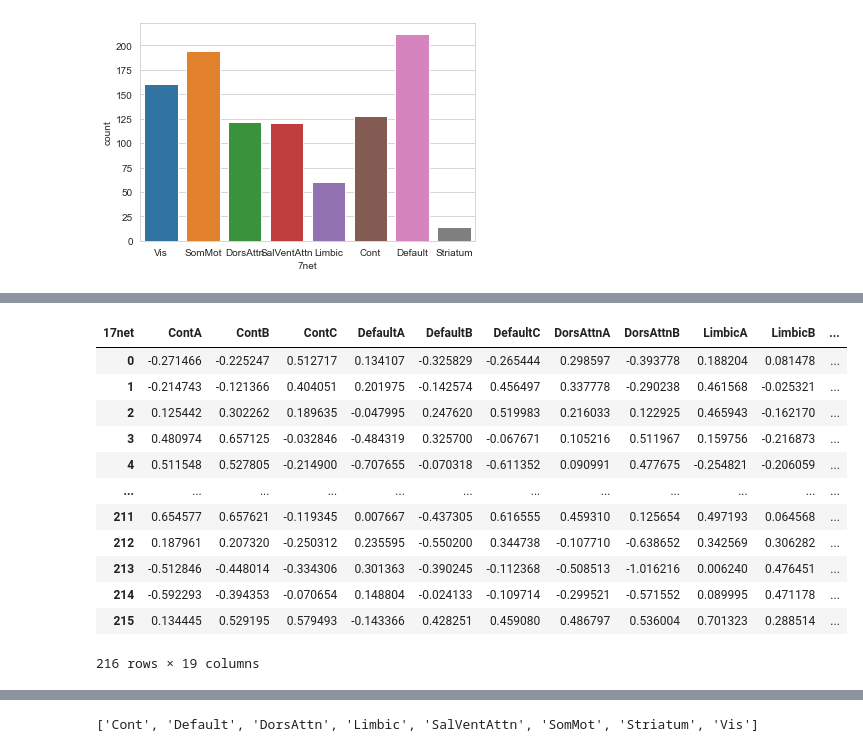
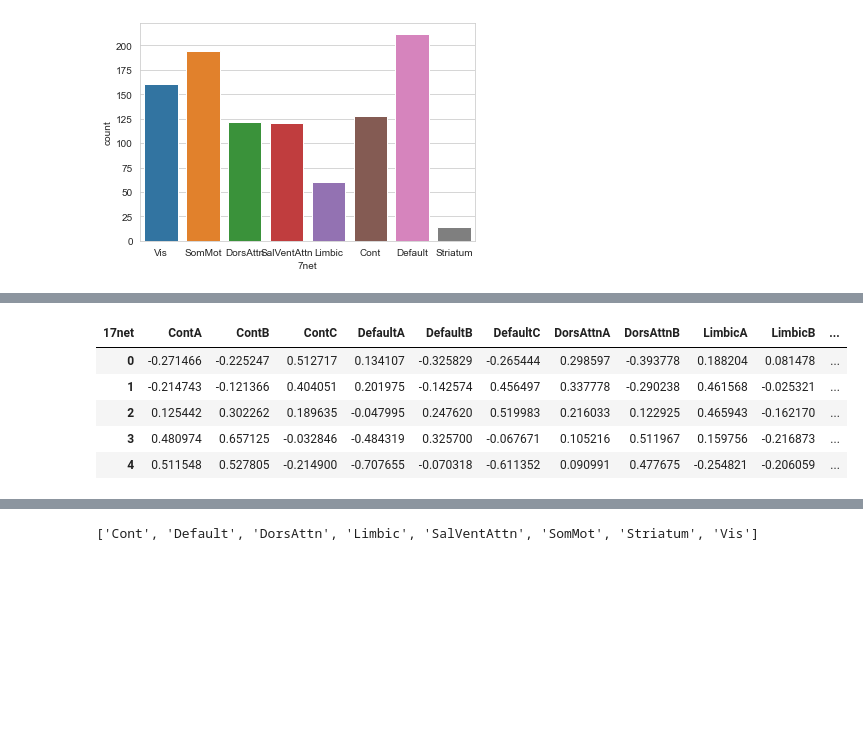
Before and after one commit to qniksefat/gradient-notebooks, a Jupyter notebook: large-manifold-nbs/4.1-seed-net.ipynb, the cells around one changed output, grey strips where cells are left out. Cells and saved outputs as stored; diff of their text form; code cells hidden in the pictures; blank space fills up the shorter version.

```diff
--- a/large-manifold-nbs/4.1-seed-net.ipynb
+++ b/large-manifold-nbs/4.1-seed-net.ipynb
@@ -112,18 +81,11 @@ def ts_network(subject, epoch, net='7'):
     net_level = 0 if net == '7' else 1
     return ts.groupby(level=net_level).mean().transpose()
 # %%
-ts_network(2, 'baseline', net='17')
+ts_network(2, 'baseline', net='17').head()
 # %% [output]
 | 17net | ContA | ContB | ContC | DefaultA | DefaultB | DefaultC | DorsAttnA | DorsAttnB | LimbicA | LimbicB | ... |
 | 0 | -0.271466 | -0.225247 | 0.512717 | 0.134107 | -0.325829 | -0.265444 | 0.298597 | -0.393778 | 0.188204 | 0.081478 | ... |
 | 1 | -0.214743 | -0.121366 | 0.404051 | 0.201975 | -0.142574 | 0.456497 | 0.337778 | -0.290238 | 0.461568 | -0.025321 | ... |
 | 2 | 0.125442 | 0.302262 | 0.189635 | -0.047995 | 0.247620 | 0.519983 | 0.216033 | 0.122925 | 0.465943 | -0.162170 | ... |
 | 3 | 0.480974 | 0.657125 | -0.032846 | -0.484319 | 0.325700 | -0.067671 | 0.105216 | 0.511967 | 0.159756 | -0.216873 | ... |
 | 4 | 0.511548 | 0.527805 | -0.214900 | -0.707655 | -0.070318 | -0.611352 | 0.090991 | 0.477675 | -0.254821 | -0.206059 | ... |
-| ... | ... | ... | ... | ... | ... | ... | ... | ... | ... | ... | ... |
-| 211 | 0.654577 | 0.657621 | -0.119345 | 0.007667 | -0.437305 | 0.616555 | 0.459310 | 0.125654 | 0.497193 | 0.064568 | ... |
-| 212 | 0.187961 | 0.207320 | -0.250312 | 0.235595 | -0.550200 | 0.344738 | -0.107710 | -0.638652 | 0.342569 | 0.306282 | ... |
-| 213 | -0.512846 | -0.448014 | -0.334306 | 0.301363 | -0.390245 | -0.112368 | -0.508513 | -1.016216 | 0.006240 | 0.476451 | ... |
-| 214 | -0.592293 | -0.394353 | -0.070654 | 0.148804 | -0.024133 | -0.109714 | -0.299521 | -0.571552 | 0.089995 | 0.471178 | ... |
-| 215 | 0.134445 | 0.529195 | 0.579493 | -0.143366 | 0.428251 | 0.459080 | 0.486797 | 0.536004 | 0.701323 | 0.288514 | ... |
-216 rows × 19 columns
```
Also changed, not shown: parts of 76 cells of this notebook.
